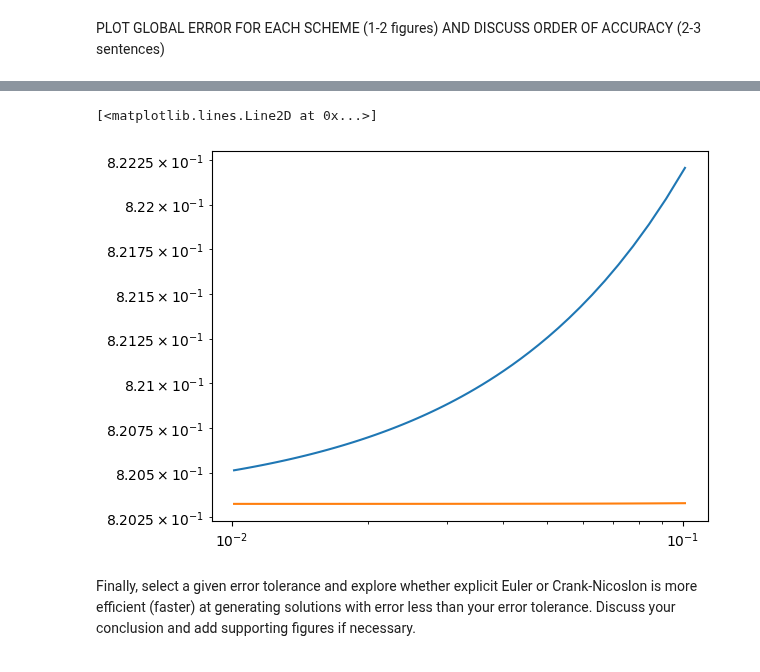
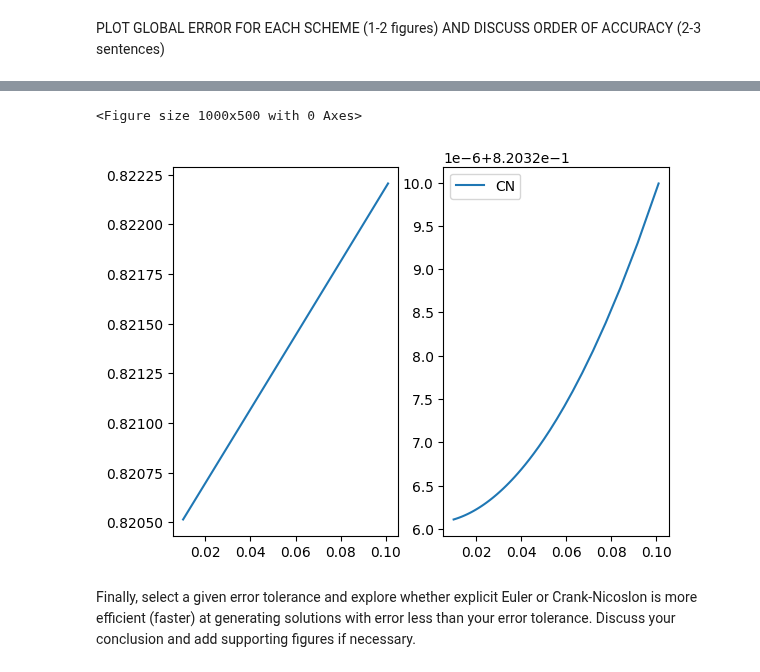
Before and after one commit to SquidsofDoom/QCES, a Jupyter notebook: Project1_numerical_methods.ipynb, the cells around one changed output, grey strips where cells are left out. Cells and saved outputs as stored; diff of their text form; code cells hidden in the pictures.

```diff
--- a/Project1_numerical_methods.ipynb
+++ b/Project1_numerical_methods.ipynb
@@ -435,41 +431,46 @@ for a in range(2,divisions-1):
 
     timearray[a] = np.linspace(t0,tf,a)
     EE_error[a] =  set_ics(x,kappa,10)[50] - EE(x,timearray[a],kappa)[50,-1]
     timestepval[a] = timearray[a][1]-timearray[a][0]
 print(timearray)
 """
 
 
 
 
 kappa = 0.001
 
-dtinit = 1
-dtfinal = 2
-dtinc = 0.1
+dtinit = 0.01
+dtfinal = 1
+dtinc = 0.0001
 
 
 #dtarray = np.arange(dtinit,dtfinal,dtinc)
 
 loc = int(np.floor(Nx/2))
 
 numtimesteps = np.arange(100,1000,10)
 dts = np.zeros(len(numtimesteps))
 EE_error = np.zeros(len(numtimesteps))
 CN_error = np.zeros(len(numtimesteps))
 
 for i, N in enumerate(numtimesteps):
   timearray = np.linspace(t_start,t_end,N)
   dts[i] = timearray[1]-timearray[0]
   EE_error[i] = np.abs(set_ics(x,kappa,t_end)[loc] - EE(x,timearray,kappa)[loc,-1])
   CN_error[i] = np.abs(set_ics(x,kappa,t_end)[loc] - CN(x,timearray,kappa)[loc,-1])
 
-plt.loglog(dts, EE_error)
-plt.loglog(dts, CN_error)
-plt.set_xscale()
+plt.figure(figsize=(10,5))
+ax, fig = plt.subplots(1,2)
+ax1 = plt.subplot(1,2,1)
+ax2 = plt.subplot(1,2,2)
+ax1.plot(dts, EE_error, label='EE')
+ax2.plot(dts, CN_error, label='CN')
+plt.legend()
+plt.show()
 # %% [output]
-[<matplotlib.lines.Line2D at 0x...>]
+<Figure size 1000x500 with 0 Axes>
-[figure, old version]
+[figure, new version]
 # %% [markdown]
 Finally, select a given error tolerance and explore whether explicit Euler or Crank-Nicoslon is more efficient (faster) at generating solutions with error less than your error tolerance. Discuss your conclusion and add supporting figures if necessary.
 # %% [markdown]
```
Also changed, not shown: parts of 7 cells of this notebook.
